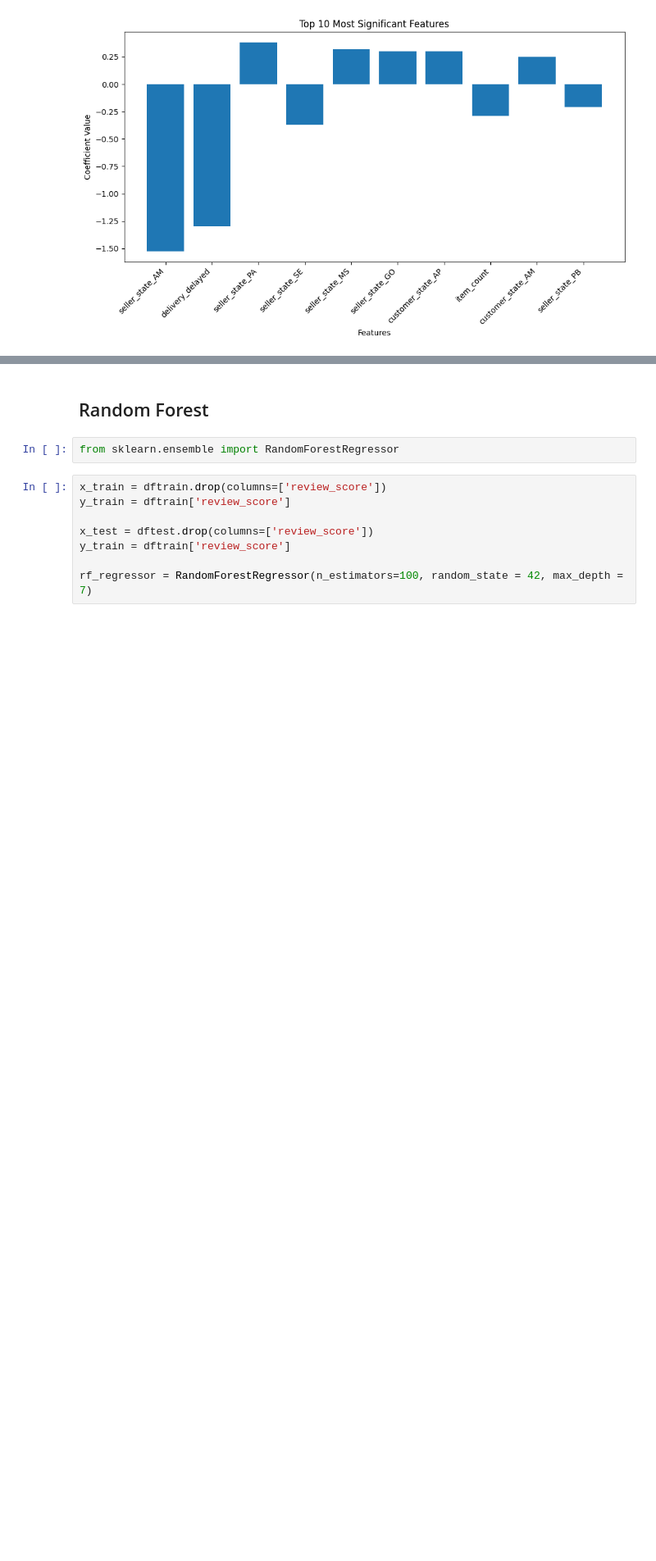
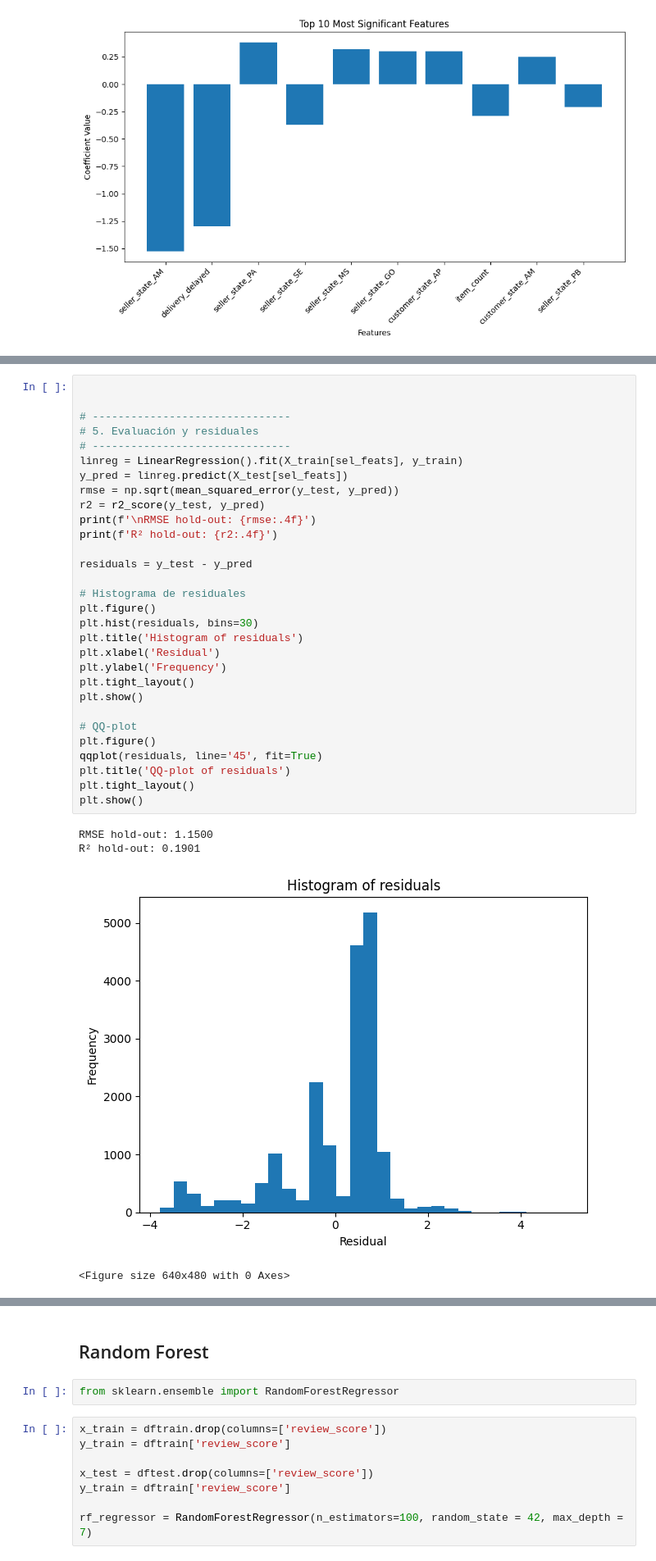
Before and after one commit to JoaquinCampos22155/proyecto3_Mineria, a Jupyter notebook: ModelosRegresion.ipynb, the cells around one changed output, grey strips where cells are left out. Shown at 82% size. Drawn from its saved outputs; the diff is of its cells as text; blank space fills up the shorter version.

```diff
--- a/ModelosRegresion.ipynb
+++ b/ModelosRegresion.ipynb
@@ -112,0 +197,35 @@ plt.show()
+# %%
+
+
+# -------------------------------
+# 5. Evaluación y residuales
+# -------------------------------
+linreg = LinearRegression().fit(X_train[sel_feats], y_train)
+y_pred = linreg.predict(X_test[sel_feats])
+rmse = np.sqrt(mean_squared_error(y_test, y_pred))
+r2 = r2_score(y_test, y_pred)
+print(f'\nRMSE hold‑out: {rmse:.4f}')
+print(f'R² hold‑out: {r2:.4f}')
+
+residuals = y_test - y_pred
+
+# Histograma de residuales
+plt.figure()
+plt.hist(residuals, bins=30)
+plt.title('Histogram of residuals')
+plt.xlabel('Residual')
+plt.ylabel('Frequency')
+plt.tight_layout()
+plt.show()
+
+# QQ‑plot
+plt.figure()
+qqplot(residuals, line='45', fit=True)
+plt.title('QQ‑plot of residuals')
+plt.tight_layout()
+plt.show()
+# %% [output]
+RMSE hold‑out: 1.1500
+R² hold‑out: 0.1901
+[figure, added]
+<Figure size 640x480 with 0 Axes>
```
Also changed, not shown: parts of 7 cells of this notebook.
